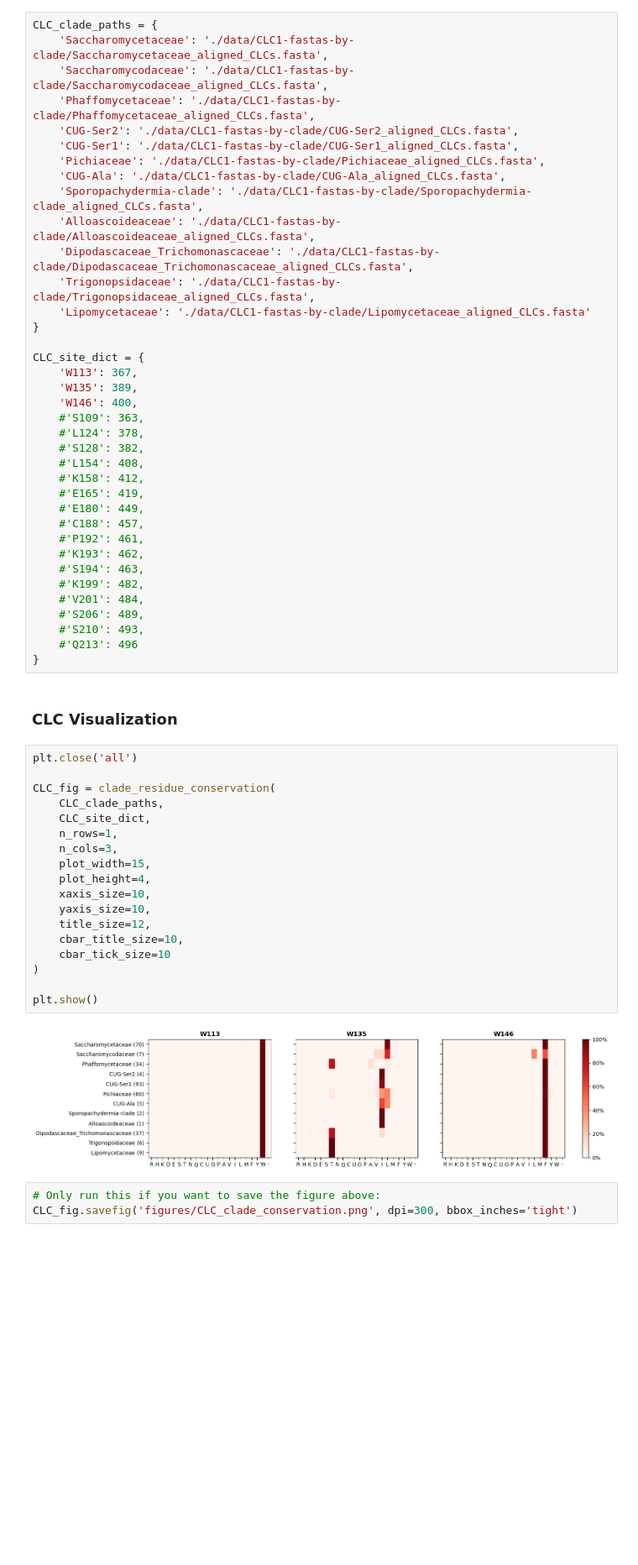
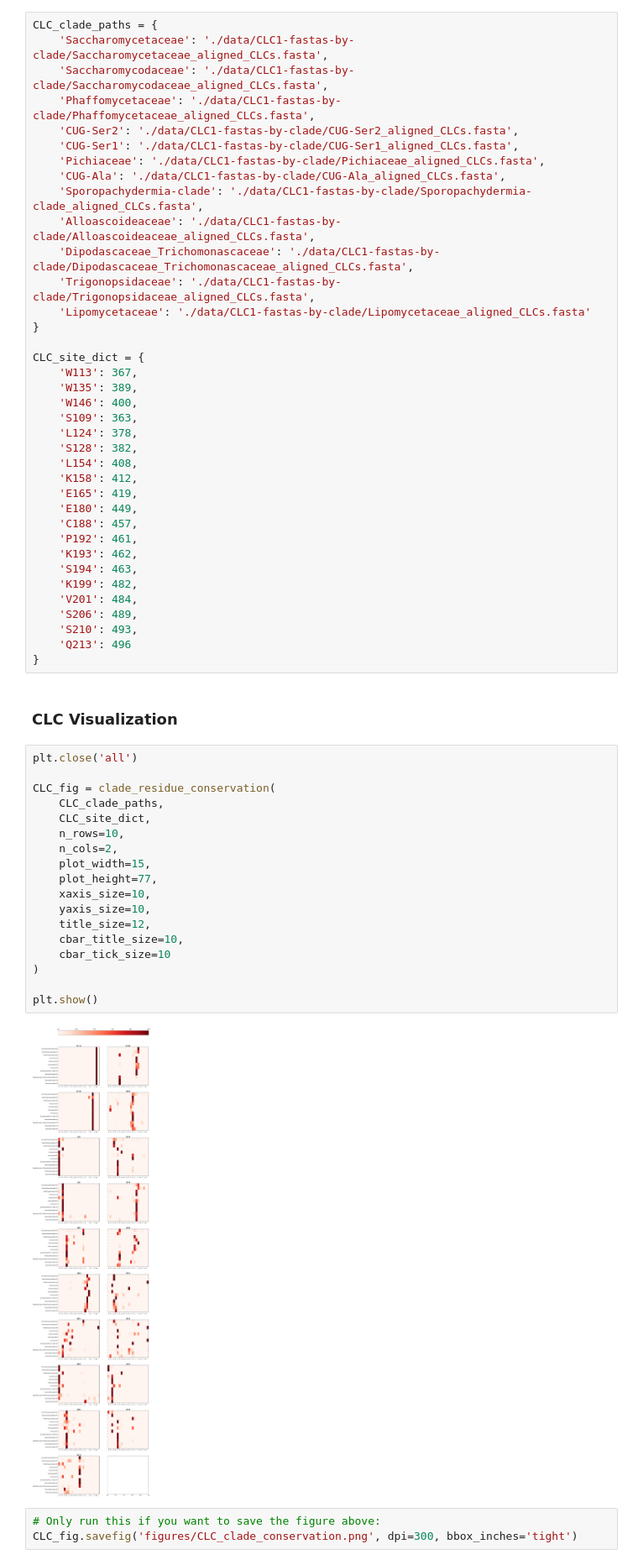
Before and after one commit to GeorgeCrawford15/yeast-clathrin-conservation, a Jupyter notebook: clathrin-chains-conservation.ipynb, the cells around one changed output. Shown at 84% size. Saved outputs shown, nothing was run; the diff lists cells and outputs as text; blank space fills up the shorter version.

```diff
--- a/clathrin-chains-conservation.ipynb
+++ b/clathrin-chains-conservation.ipynb
@@ -216,45 +239,45 @@ CLC_site_dict = {
     'W113': 367,
     'W135': 389,
     'W146': 400,
-    #'S109': 363,
-    #'L124': 378,
-    #'S128': 382,
-    #'L154': 408,
-    #'K158': 412,
-    #'E165': 419,
-    #'E180': 449,
-    #'C188': 457,
-    #'P192': 461,
-    #'K193': 462,
-    #'S194': 463,
-    #'K199': 482,
-    #'V201': 484,
-    #'S206': 489,
-    #'S210': 493,
-    #'Q213': 496
+    'S109': 363,
+    'L124': 378,
+    'S128': 382,
+    'L154': 408,
+    'K158': 412,
+    'E165': 419,
+    'E180': 449,
+    'C188': 457,
+    'P192': 461,
+    'K193': 462,
+    'S194': 463,
+    'K199': 482,
+    'V201': 484,
+    'S206': 489,
+    'S210': 493,
+    'Q213': 496
 }
 # %% [markdown]
 ### CLC Visualization
 # %%
 plt.close('all')
 
 CLC_fig = clade_residue_conservation(
     CLC_clade_paths,
     CLC_site_dict,
-    n_rows=1,
-    n_cols=3,
+    n_rows=10,
+    n_cols=2,
     plot_width=15,
-    plot_height=4,
+    plot_height=77,
     xaxis_size=10,
     yaxis_size=10,
     title_size=12,
     cbar_title_size=10,
     cbar_tick_size=10
 )
 
 plt.show()
 # %% [output]
-[figure, old version]
+[figure, new version]
 # %%
 # Only run this if you want to save the figure above:
 CLC_fig.savefig('figures/CLC_clade_conservation.png', dpi=300, bbox_inches='tight')
```
Also changed, not shown: parts of 7 cells of this notebook.
